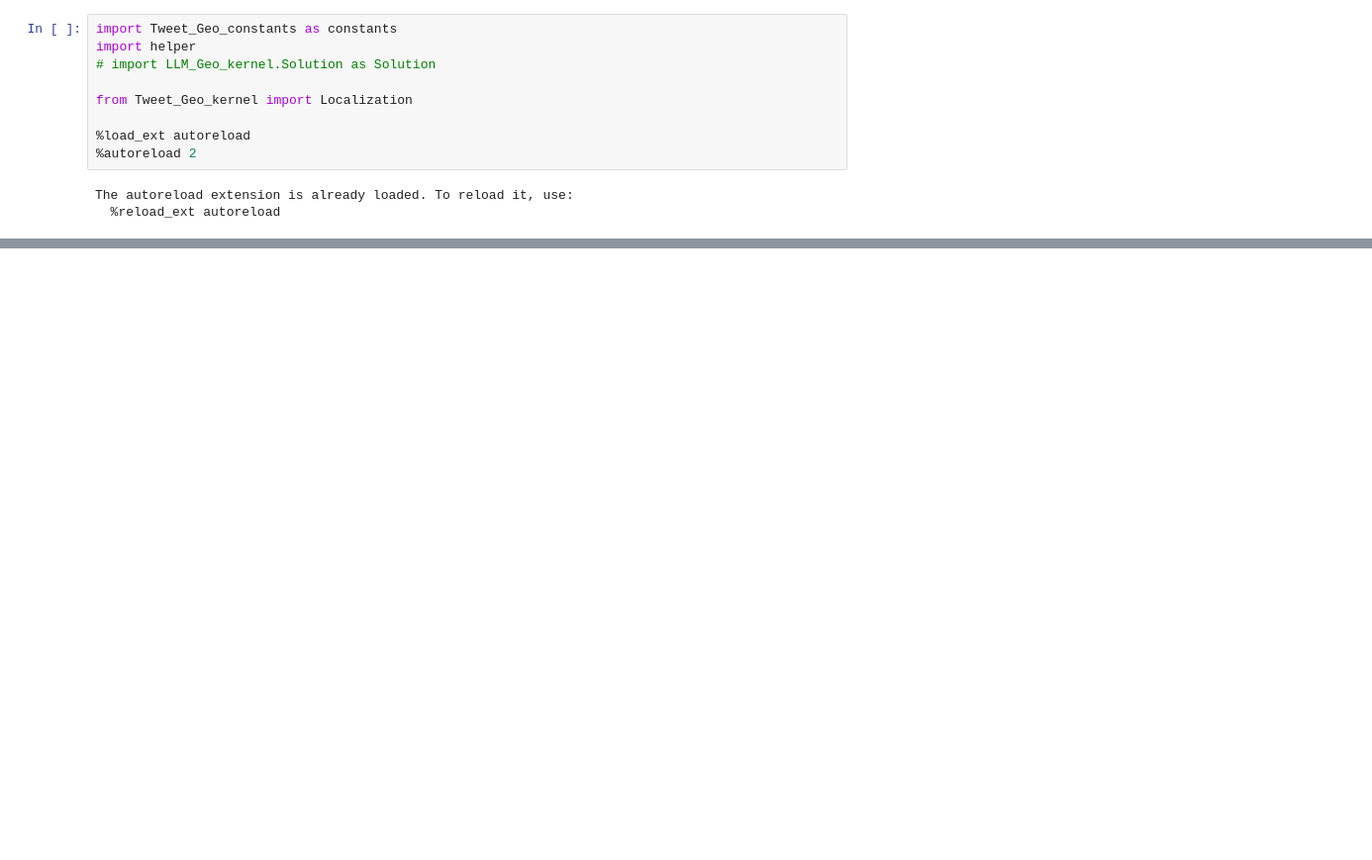
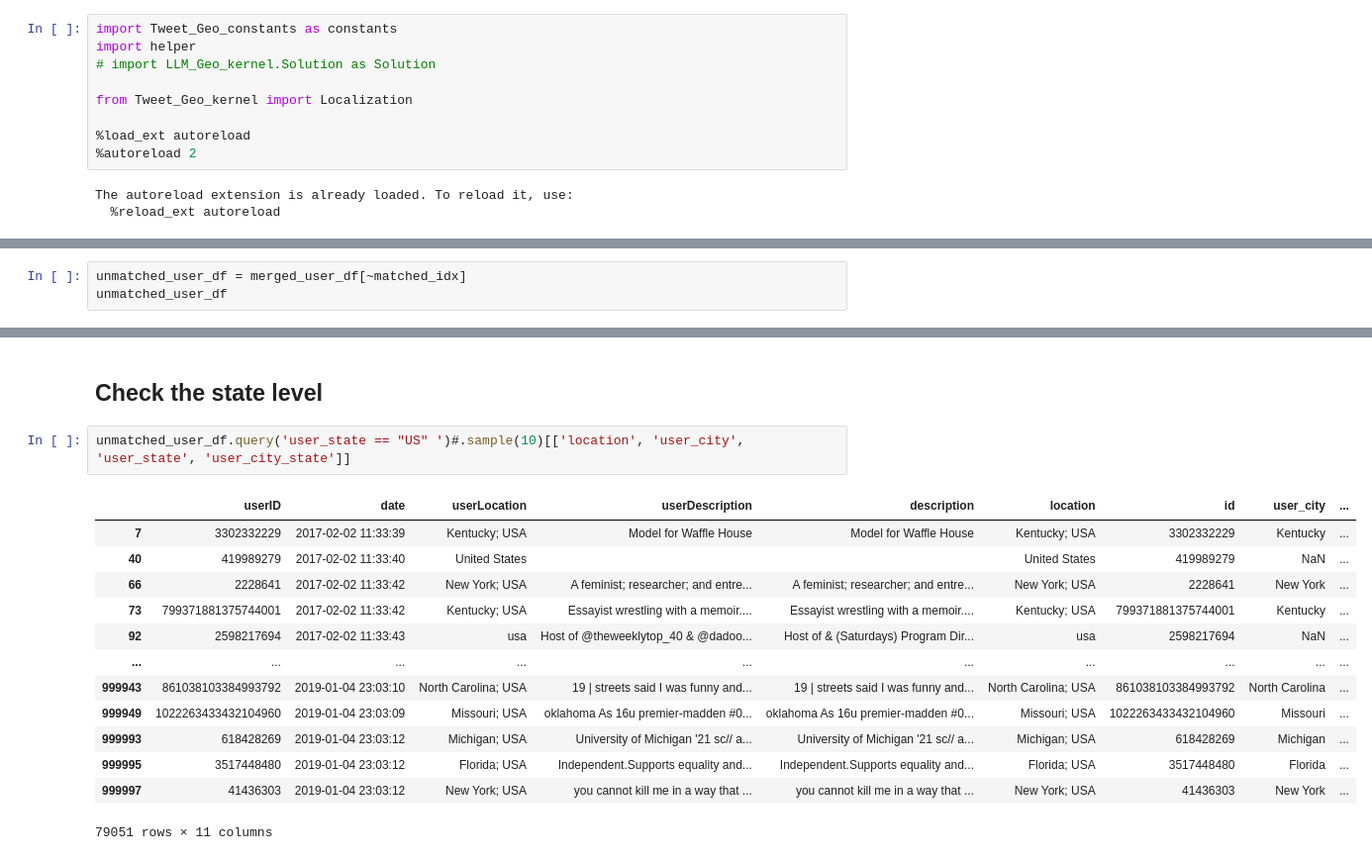
Before and after one commit to gladcolor/Tweet_Geo, a Jupyter notebook: Tweet_Geo.ipynb, the cells around one changed output, grey strips where cells are left out. Shown at 99% size. Drawn from its saved outputs; the diff is of its cells as text; blank space fills up the shorter version.

```diff
--- a/Tweet_Geo.ipynb
+++ b/Tweet_Geo.ipynb
@@ -55,0 +142,3 @@ raw_user_df[['id', 'description', 'location']]
+# %%
+unmatched_user_df = merged_user_df[~matched_idx]
+unmatched_user_df
@@ -55,0 +186,18 @@ raw_user_df[['id', 'description', 'location']]
+# %% [markdown]
+## Check the state level
+# %%
+unmatched_user_df.query('user_state == "US" ')#.sample(10)[['location', 'user_city', 'user_state', 'user_city_state']]
+# %% [output]
+|  | userID | date | userLocation | userDescription | description | location | id | user_city | ... |
+| 7 | 3302332229 | 2017-02-02 11:33:39 | Kentucky; USA | Model for Waffle House | Model for Waffle House | Kentucky; USA | 3302332229 | Kentucky | ... |
+| 40 | 419989279 | 2017-02-02 11:33:40 | United States |  |  | United States | 419989279 | NaN | ... |
+| 66 | 2228641 | 2017-02-02 11:33:42 | New York; USA | A feminist; researcher; and entre... | A feminist; researcher; and entre... | New York; USA | 2228641 | New York | ... |
+| 73 | 799371881375744001 | 2017-02-02 11:33:42 | Kentucky; USA | Essayist wrestling with a memoir.... | Essayist wrestling with a memoir.... | Kentucky; USA | 799371881375744001 | Kentucky | ... |
+| 92 | 2598217694 | 2017-02-02 11:33:43 | usa | Host of @theweeklytop_40 & @dadoo... | Host of & (Saturdays) Program Dir... | usa | 2598217694 | NaN | ... |
+| ... | ... | ... | ... | ... | ... | ... | ... | ... | ... |
+| 999943 | 861038103384993792 | 2019-01-04 23:03:10 | North Carolina; USA | 19 | streets said I was funny and... | 19 | streets said I was funny and... | North Carolina; USA | 861038103384993792 | North Carolina | ... |
+| 999949 | 1022263433432104960 | 2019-01-04 23:03:09 | Missouri; USA | oklahoma As 16u premier-madden #0... | oklahoma As 16u premier-madden #0... | Missouri; USA | 1022263433432104960 | Missouri | ... |
+| 999993 | 618428269 | 2019-01-04 23:03:12 | Michigan; USA | University of Michigan '21 sc// a... | University of Michigan '21 sc// a... | Michigan; USA | 618428269 | Michigan | ... |
+| 999995 | 3517448480 | 2019-01-04 23:03:12 | Florida; USA | Independent.Supports equality and... | Independent.Supports equality and... | Florida; USA | 3517448480 | Florida | ... |
+| 999997 | 41436303 | 2019-01-04 23:03:12 | New York; USA | you cannot kill me in a way that ... | you cannot kill me in a way that ... | New York; USA | 41436303 | New York | ... |
+79051 rows × 11 columns
```
Also changed, not shown: parts of 64 cells of this notebook, 2 other files.
